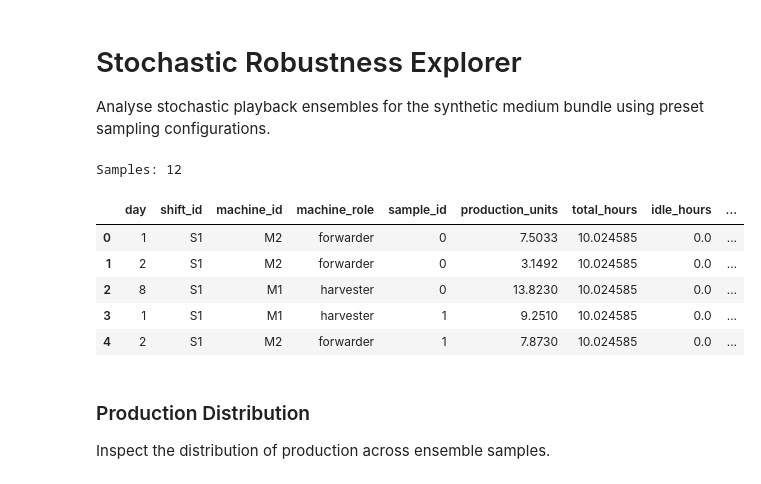
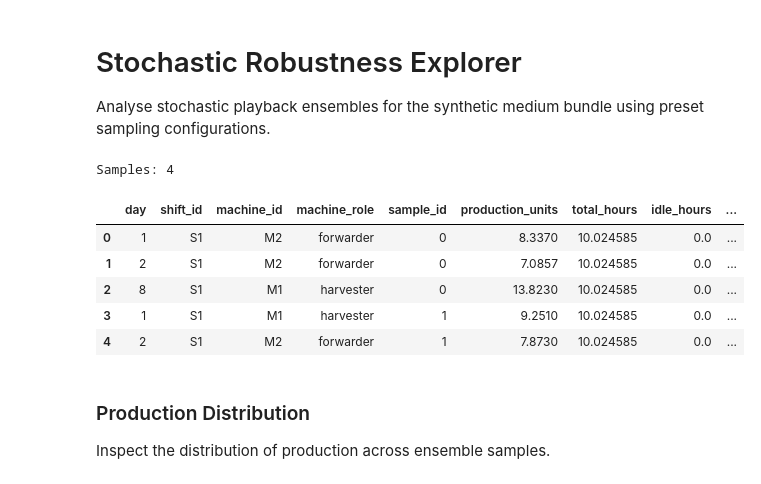
Before and after one commit to UBC-FRESH/fhops, a Jupyter notebook: docs/examples/analytics/stochastic_robustness.ipynb, the cells around one changed output. Drawn from its saved outputs; the diff is of its cells as text; code cells hidden in the pictures.

```diff
--- a/docs/examples/analytics/stochastic_robustness.ipynb
+++ b/docs/examples/analytics/stochastic_robustness.ipynb
@@ -5,32 +5,32 @@ Analyse stochastic playback ensembles for the synthetic medium bundle using pres
 # %%
 import sys
 from pathlib import Path
 
 PROJECT_ROOT = Path.cwd().resolve()
 while PROJECT_ROOT != PROJECT_ROOT.parent and not (PROJECT_ROOT / "pyproject.toml").exists():
     PROJECT_ROOT = PROJECT_ROOT.parent
 if not (PROJECT_ROOT / "pyproject.toml").exists():
     raise RuntimeError(
         "Notebook must be executed within a FHOPS checkout (pyproject.toml not found)."
     )
 if str(PROJECT_ROOT) not in sys.path:
     sys.path.insert(0, str(PROJECT_ROOT))
 
 from docs.examples.analytics import utils
 
 SCENARIO = PROJECT_ROOT / "examples/synthetic/medium/scenario.yaml"
 ASSIGNMENTS = (
-    PROJECT_ROOT / "tmp/scaling/medium/user-1/sa_assignments.csv"
+    PROJECT_ROOT / "docs/examples/analytics/data/scaling_medium_sa_assignments.csv"
 )  # update with fresh assignments if desired
 
 (tables, sampling_config) = utils.run_stochastic_summary(SCENARIO, ASSIGNMENTS, tier="medium")
 print(f"Samples: {sampling_config.samples}")
 tables.shift.head()
 # %% [output]
-Samples: 12
+Samples: 4
 |  | day | shift_id | machine_id | machine_role | sample_id | production_units | total_hours | idle_hours | ... |
-| 0 | 1 | S1 | M2 | forwarder | 0 | 7.5033 | 10.024585 | 0.0 | ... |
-| 1 | 2 | S1 | M2 | forwarder | 0 | 3.1492 | 10.024585 | 0.0 | ... |
+| 0 | 1 | S1 | M2 | forwarder | 0 | 8.3370 | 10.024585 | 0.0 | ... |
+| 1 | 2 | S1 | M2 | forwarder | 0 | 7.0857 | 10.024585 | 0.0 | ... |
 | 2 | 8 | S1 | M1 | harvester | 0 | 13.8230 | 10.024585 | 0.0 | ... |
 | 3 | 1 | S1 | M1 | harvester | 1 | 9.2510 | 10.024585 | 0.0 | ... |
 | 4 | 2 | S1 | M2 | forwarder | 1 | 7.8730 | 10.024585 | 0.0 | ... |
```
Also changed, not shown: parts of 1 cell of this notebook, 3 other files.
